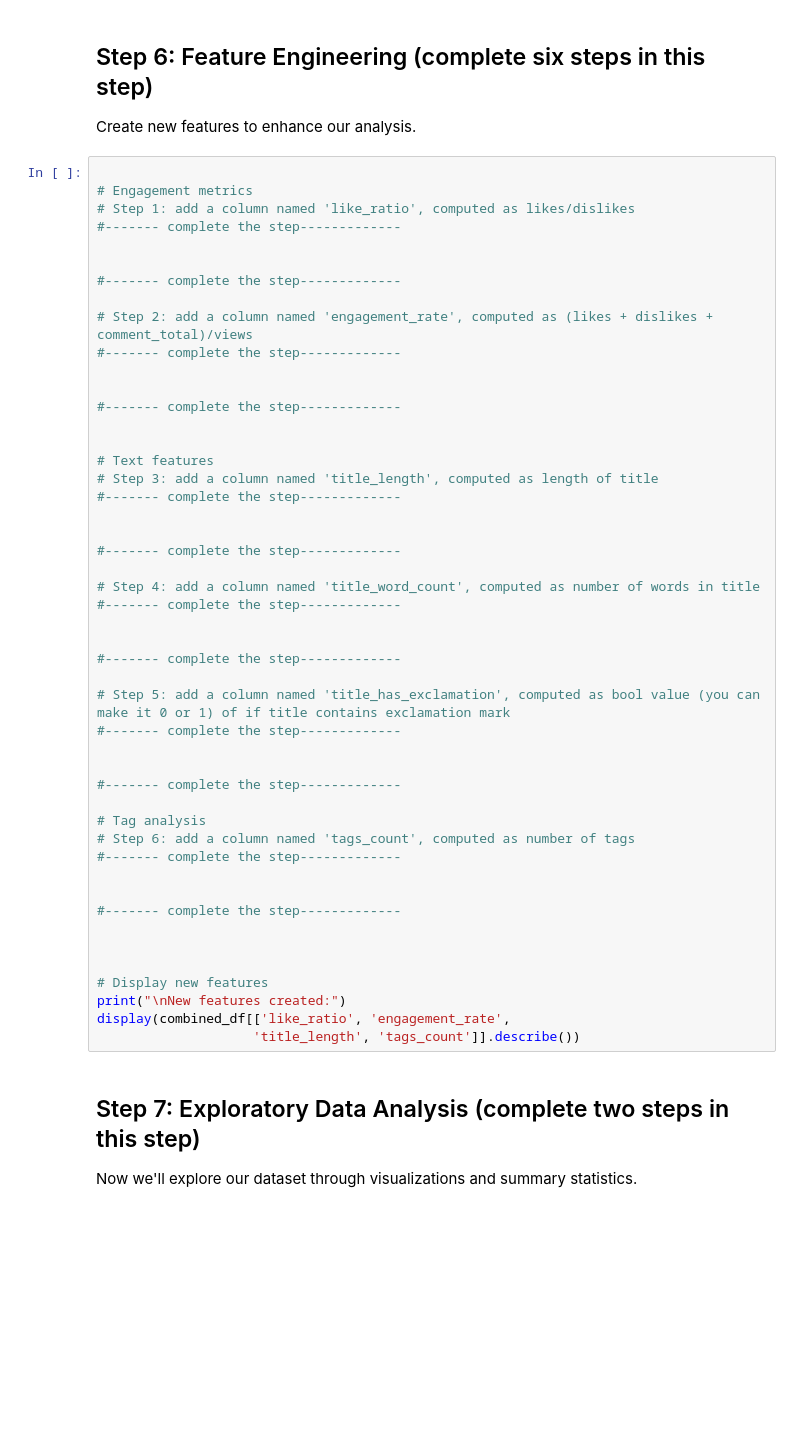
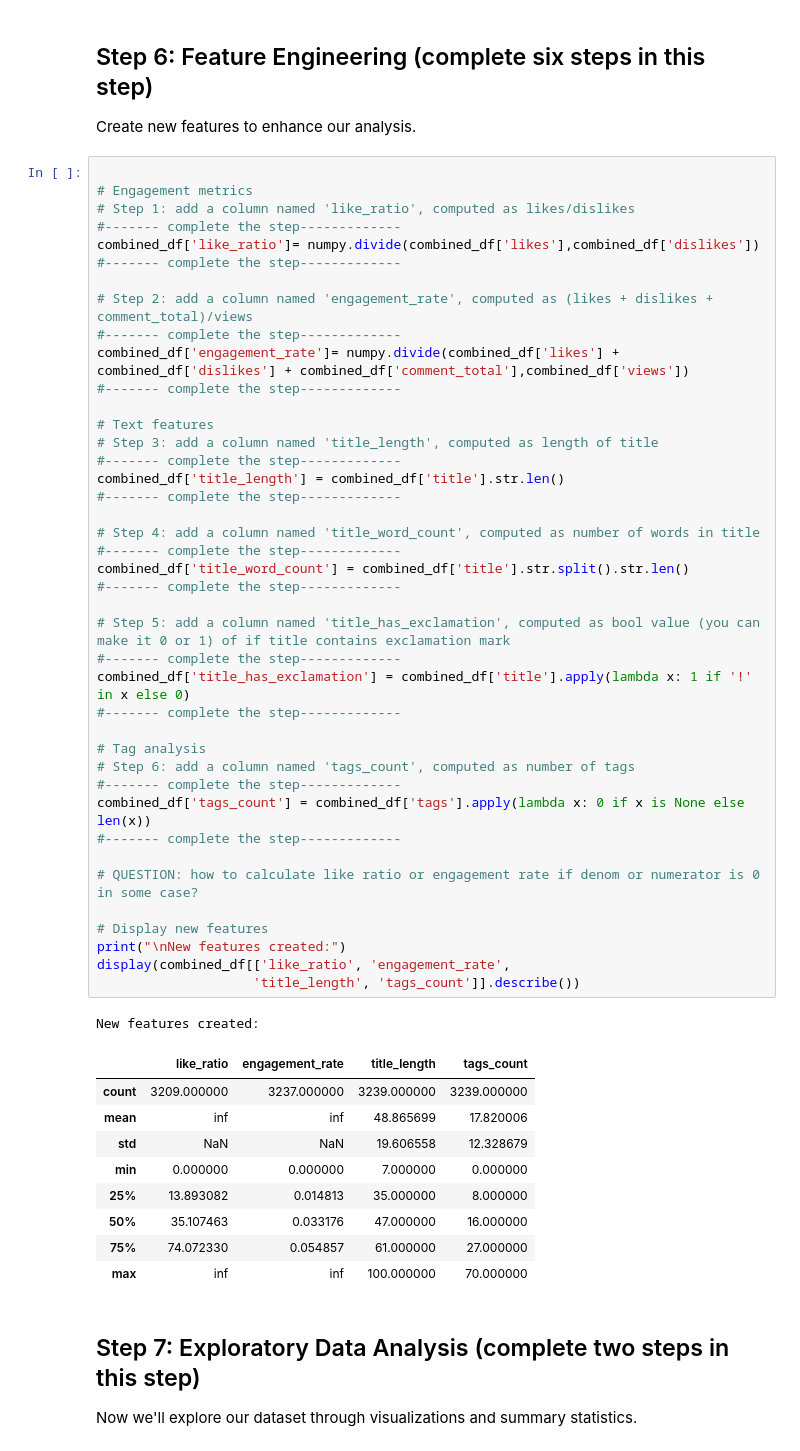
Before and after one commit to Thend911/Data-Analysis, a Jupyter notebook: VideoAnalysis-HW.ipynb, the cells around one changed output. Cells and saved outputs as stored; diff of their text form; blank space fills up the shorter version.

```diff
--- a/VideoAnalysis-HW.ipynb
+++ b/VideoAnalysis-HW.ipynb
@@ -300,49 +274,53 @@ Create new features to enhance our analysis.
 # Engagement metrics
 # Step 1: add a column named 'like_ratio', computed as likes/dislikes
 #------- complete the step-------------
-
-
+combined_df['like_ratio']= numpy.divide(combined_df['likes'],combined_df['dislikes'])
 #------- complete the step-------------
 
 # Step 2: add a column named 'engagement_rate', computed as (likes + dislikes + comment_total)/views
 #------- complete the step-------------
-
-
+combined_df['engagement_rate']= numpy.divide(combined_df['likes'] + combined_df['dislikes'] + combined_df['comment_total'],combined_df['views'])
 #------- complete the step-------------
-
 
 # Text features
 # Step 3: add a column named 'title_length', computed as length of title
 #------- complete the step-------------
-
-
+combined_df['title_length'] = combined_df['title'].str.len()
 #------- complete the step-------------
 
 # Step 4: add a column named 'title_word_count', computed as number of words in title
 #------- complete the step-------------
-
-
+combined_df['title_word_count'] = combined_df['title'].str.split().str.len()
 #------- complete the step-------------
 
 # Step 5: add a column named 'title_has_exclamation', computed as bool value (you can make it 0 or 1) of if title contains exclamation mark
 #------- complete the step-------------
-
-
+combined_df['title_has_exclamation'] = combined_df['title'].apply(lambda x: 1 if '!' in x else 0)
 #------- complete the step-------------
 
 # Tag analysis
 # Step 6: add a column named 'tags_count', computed as number of tags
 #------- complete the step-------------
-
-
+combined_df['tags_count'] = combined_df['tags'].apply(lambda x: 0 if x is None else len(x))
 #------- complete the step-------------
 
-
+# QUESTION: how to calculate like ratio or engagement rate if denom or numerator is 0 in some case?
 
 # Display new features
 print("\nNew features created:")
 display(combined_df[['like_ratio', 'engagement_rate',
                     'title_length', 'tags_count']].describe())
+# %% [output]
+New features created:
+|  | like_ratio | engagement_rate | title_length | tags_count |
+| count | 3209.000000 | 3237.000000 | 3239.000000 | 3239.000000 |
+| mean | inf | inf | 48.865699 | 17.820006 |
+| std | NaN | NaN | 19.606558 | 12.328679 |
+| min | 0.000000 | 0.000000 | 7.000000 | 0.000000 |
+| 25% | 13.893082 | 0.014813 | 35.000000 | 8.000000 |
+| 50% | 35.107463 | 0.033176 | 47.000000 | 16.000000 |
+| 75% | 74.072330 | 0.054857 | 61.000000 | 27.000000 |
+| max | inf | inf | 100.000000 | 70.000000 |
 # %% [markdown]
 ## Step 7: Exploratory Data Analysis (complete two steps in this step)
 Now we'll explore our dataset through visualizations and summary statistics.
```
Also changed, not shown: parts of 3 cells of this notebook.
